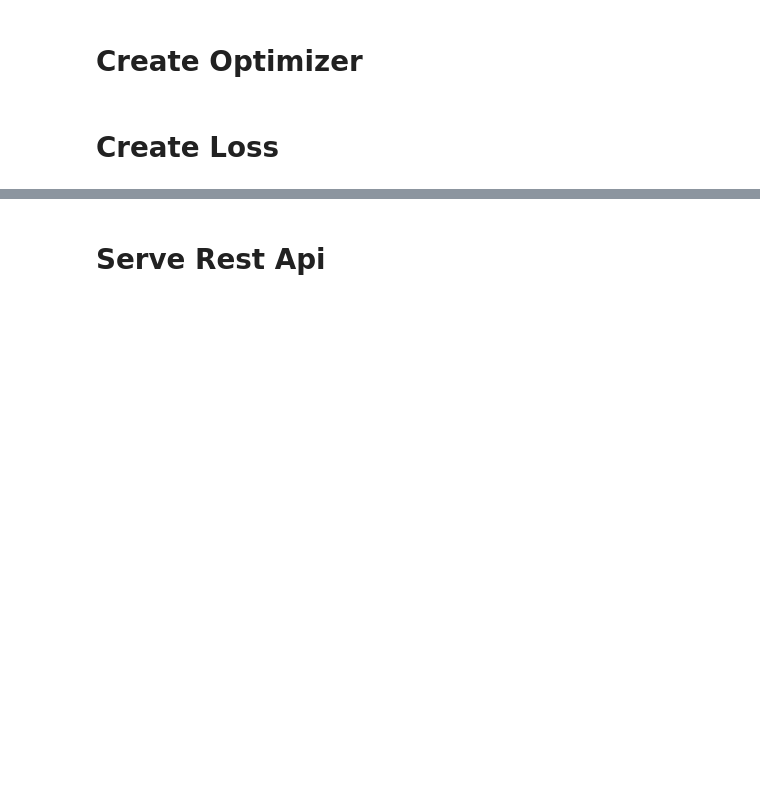
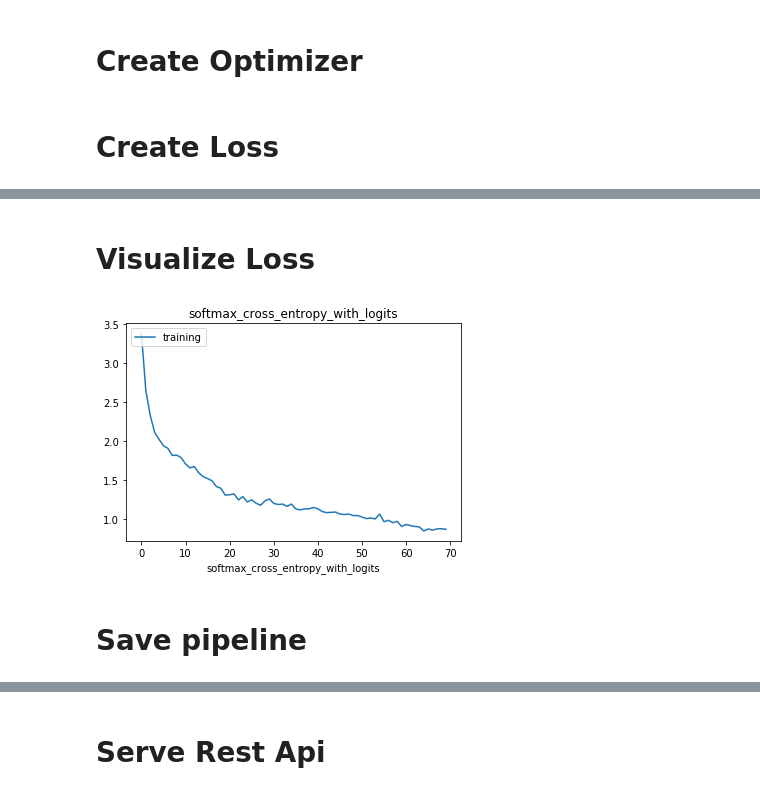
Before and after one commit to guillaume-chevalier/LSTM-Human-Activity-Recognition, a Jupyter notebook: 1_train_and_save_LSTM.ipynb, the cells around one changed output, grey strips where cells are left out. Cells and saved outputs as stored; diff of their text form; code cells hidden in the pictures; blank space fills up the shorter version.

```diff
--- a/1_train_and_save_LSTM.ipynb
+++ b/1_train_and_save_LSTM.ipynb
@@ -288,0 +196,9 @@ HumanActivityRecognitionPipeline
+# %% [markdown]
+# Visualize Loss
+# %%
+loss = pipeline.get_step_by_name('TensorflowV1ModelStep').loss
+plot_metric(loss, xlabel='batch', ylabel='softmax_cross_entropy_with_logits', title='softmax_cross_entropy_with_logits')
+# %% [output]
+[figure, added]
+# %% [markdown]
+# Save pipeline
```
Also changed, not shown: parts of 22 cells of this notebook, 3 other files.
